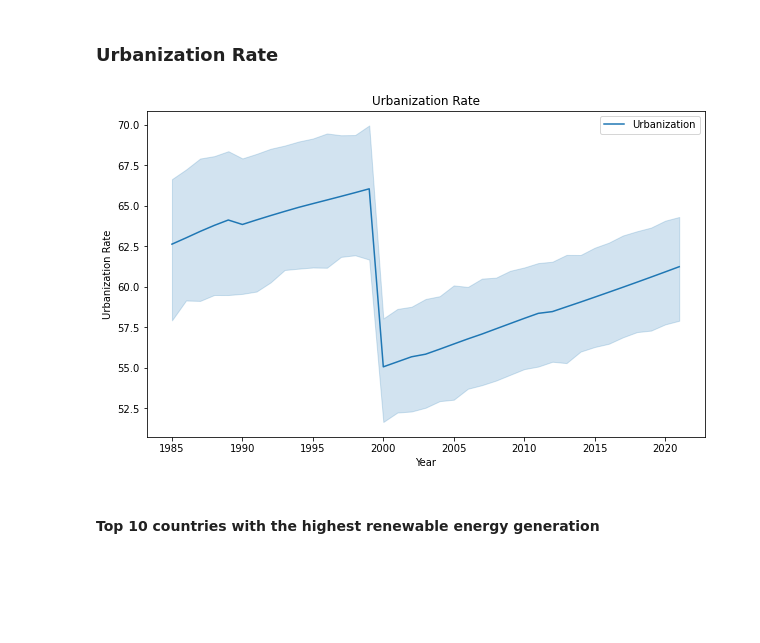
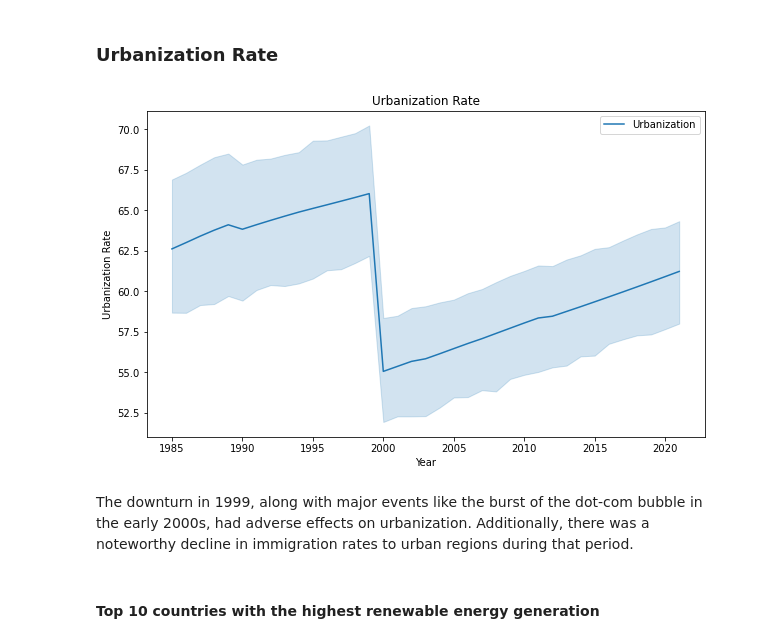
Before and after one commit to marttech26/GLOBAL-POWER-ANALYSIS, a Jupyter notebook: global_renewable_energy.ipynb, the cells around one changed output. Drawn from its saved outputs; the diff is of its cells as text; code cells hidden in the pictures; blank space fills up the shorter version.

```diff
--- a/global_renewable_energy.ipynb
+++ b/global_renewable_energy.ipynb
@@ -532,15 +498,11 @@ plt.show()
 The scatter plot compares electricity generation from renewable and non-renewable sources for each country. It shows a positive correlation between the two, indicating that countries with higher non-renewable generation also tend to have higher renewable generation. However, non-renewable sources still dominate, with many countries generating significantly more electricity from them. Some countries with minimal non-renewable generation demonstrate the potential for a high share of renewables, highlighting the feasibility of transitioning away from non-renewables.
 # %% [markdown]
 ### Urbanization Rate
-# %%
-plt.figure(figsize=(10, 6))
-sns.lineplot(data=merged_df, x='Year', y='Urbanization', label='Urbanization')
-plt.title('Urbanization Rate')
-plt.xlabel('Year')
-plt.ylabel('Urbanization Rate')
-plt.legend()
-plt.show()
-# %% [output]
-[figure, removed]
+# %%
+plot_urbanization_rate(merged_df)
+# %% [output]
+[figure, added]
+# %% [markdown]
+The downturn in 1999, along with major events like the burst of the dot-com bubble in the early 2000s, had adverse effects on urbanization. Additionally, there was a noteworthy decline in immigration rates to urban regions during that period.
 # %% [markdown]
 #### Top 10 countries with the highest renewable energy generation
```
Also changed, not shown: parts of 122 cells of this notebook.
